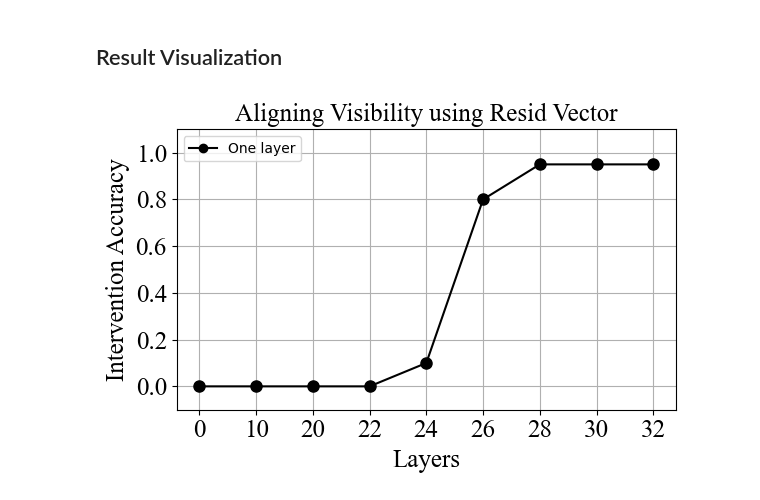
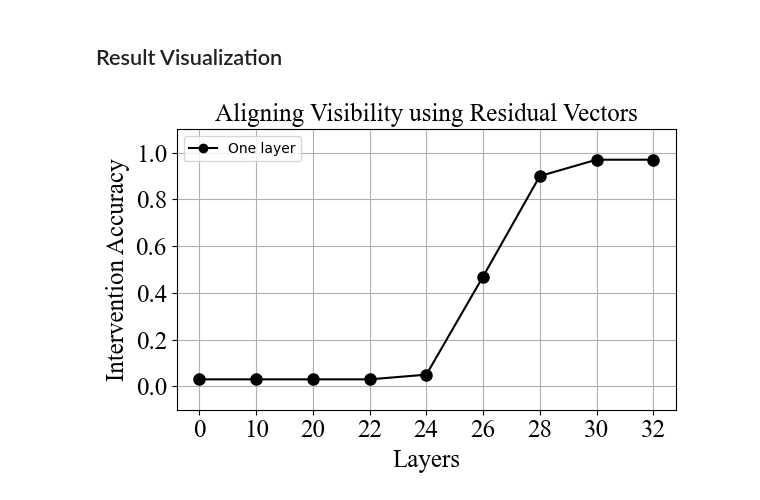
Before and after one commit to umango101/belief_tracking, a Jupyter notebook: notebooks/dcm_bigtom.ipynb, the cells around one changed output. Cells and saved outputs as stored; diff of their text form; code cells hidden in the pictures.

```diff
--- a/notebooks/dcm_bigtom.ipynb
+++ b/notebooks/dcm_bigtom.ipynb
@@ -237,20 +237,6 @@ for l in range(41):
     # sing_vecs[l] = torch.load(f"../svd_results/toy/singular_vecs/{l}.pt").cpu()
 # %% [markdown]
 # DCM
-# %%
-Full vector | Acc = 0.97
-
-lamb = 0.2 | 1 Epoch | Lr = 0.1 | 49 SVs | Acc = 0.50
-lamb = 0.1 | 1 Epoch | Lr = 0.1 | 75 (66) SVs | Acc = 0.775(0.72)
-lamb = 0.075 | 1 Epoch | Lr = 0.1 | 86 (76) SVs | Acc = 0.8 (0.72)
-lamb = 0.05 | 1 Epoch | Lr = 0.1 |  103 (88) SVs | Acc = 0.8 (0.75)
-lamb = 0.045 | 1 Epoch | Lr = 0.1 | 115 SVs | Acc = 0.8
-lamb = 0.04 | 1 Epoch | Lr = 0.1 | 127 SVs | Acc = 0.8
-lamb = 0.035 | 1 Epoch | Lr = 0.1 | 140(117) SVs | Acc = 0.8(0.775)
-lamb = 0.03 | 1 Epoch | Lr = 0.1 |  158(138) SVs | Acc = 0.80
-lamb = 0.025 | 1 Epoch | Lr = 0.1 | 159 SVs | Acc = 0.80
-lamb = 0.02 | 1 Epoch | Lr = 0.1 | 198 SVs | Acc = 0.80
-lamb = 0.01 | 1 Epoch | Lr = 0.1 | 387 SVs | Acc = 0.95
 # %%
 valid_accs_dcm, rank_dcm, preds = {}, {}, {}
 
@@ -654,0 +483,4 @@ preds[32]
+# %%
+# Sort accs_resid by key
+accs_resid = dict(sorted(accs_resid.items()))
+accs_resid
@@ -657,32 +499,32 @@ preds[32]
 # %%
 true_stories = [
     {
         "story": train_dataset[0]["alt_story"],
         "question": train_dataset[0]["alt_question"],
         "answer": train_dataset[0]["alt_ans"],
     },
     {
         "story": train_dataset[0]["org_story"],
         "question": train_dataset[0]["org_question"],
         "answer": train_dataset[0]["org_ans"],
     }
 ]
 
 # arrows = [{'start': token_pos_coords['e1_query_charac'], 'end': token_pos_coords['e2_query_charac'], 'color': 'red'}]
 
 plot_data = {
-    "labels": valid_accs_2.keys(),
-    "acc_one_layer": valid_accs_2.values(),
-    "title": "Aligning Visibility using Resid Vector",
+    "labels": accs_resid.keys(),
+    "acc_one_layer": accs_resid.values(),
+    "title": "Aligning Visibility using Residual Vectors",
     "x_label": "Layers",
     "y_label": "Intervention Accuracy",
 }
 
 # characters = list(set(train_dataset[0]['clean_characters'] + train_dataset[0]['corrupt_characters']))
 # objects = list(set(train_dataset[0]['clean_objects'] + train_dataset[0]['corrupt_objects']))
 # states = list(set(train_dataset[0]['clean_states'] + train_dataset[0]['corrupt_states']))
 
 generator = StoryGenerator(characters=['Noor'], objects=['pitcher'], states=['oat', 'almond'], stories=true_stories, target=train_dataset[0]['alt_ans'], arrows=[], plot_data=plot_data)
-generator.save_html(filename="../plots/visibility_exps/bigtom/both_direc_resid_vector.html")
+generator.save_html(filename="../plots/visibility_exps/bigtom/both_direc_resid_vec.html")
 # %% [output]
-[figure, old version]
+[figure, new version]
```
Also changed, not shown: parts of 9 cells of this notebook, 12 other files.
